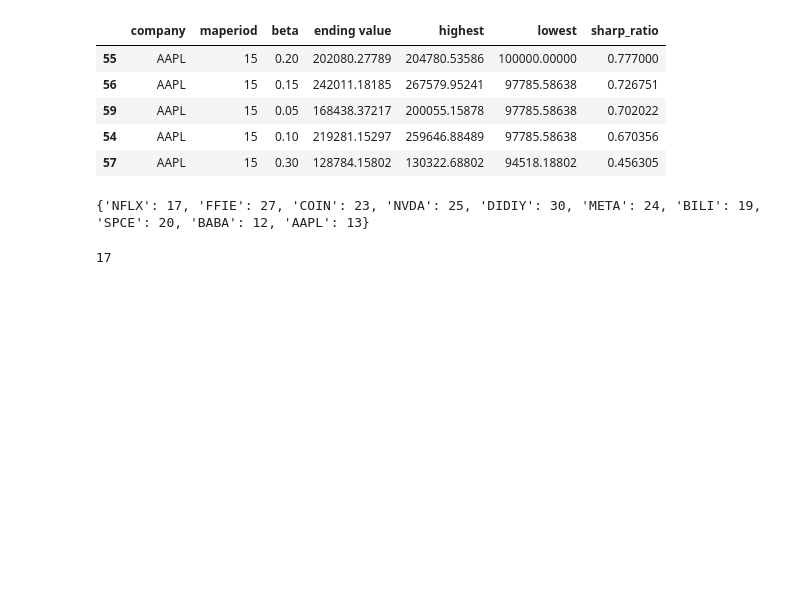
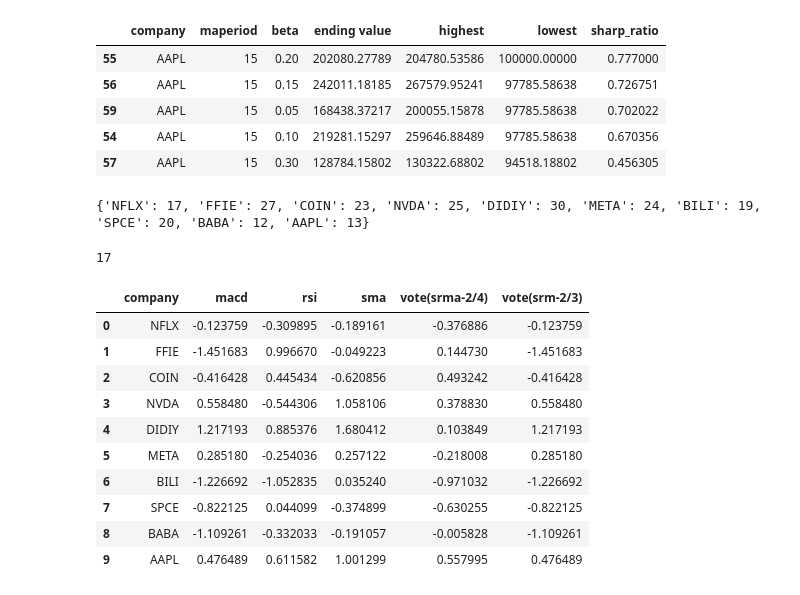
Before and after one commit to Lezcool/QT, a Jupyter notebook: code/debug.ipynb, the cells around one changed output. Cells and saved outputs as stored; diff of their text form; code cells hidden in the pictures; blank space fills up the shorter version.

```diff
--- a/code/debug.ipynb
+++ b/code/debug.ipynb
@@ -668,3 +668,33 @@ params['NFLX']
 # %% [output]
 {'NFLX': 17, 'FFIE': 27, 'COIN': 23, 'NVDA': 25, 'DIDIY': 30, 'META': 24, 'BILI': 19, 'SPCE': 20, 'BABA': 12, 'AAPL': 13}
 17
+# %%
+macd_df = pd.read_csv('/zhome/dc/1/174181/docs/QT/results/macd_results.csv')
+rsi_df = pd.read_csv('/zhome/dc/1/174181/docs/QT/results/rsi_results.csv')
+sma_df = pd.read_csv('/zhome/dc/1/174181/docs/QT/results/sma_results.csv')
+vote_df = pd.read_csv('/zhome/dc/1/174181/docs/QT/results/vote0.5_results.csv')
+vote2_df = pd.read_csv('/zhome/dc/1/174181/docs/QT/results/vote(srm)/vote_results.csv')
+# %%
+name_list = ['macd', 'rsi', 'sma', 'vote(srma-2/4)', 'vote(srm-2/3)']
+result_df = pd.DataFrame()
+for idx,df in enumerate([macd_df, rsi_df, sma_df, vote_df,vote2_df]):
+    if idx == 0:
+        tmp = df[['company', 'sharp_ratio']]
+        tmp.columns = ['company', name_list[idx]]
+    else:
+        tmp = df[['sharp_ratio']]
+        tmp.columns = [name_list[idx]]
+    result_df = pd.concat([result_df, tmp], axis=1)
+display(result_df)
+# %% [output]
+|  | company | macd | rsi | sma | vote(srma-2/4) | vote(srm-2/3) |
+| 0 | NFLX | -0.123759 | -0.309895 | -0.189161 | -0.376886 | -0.123759 |
+| 1 | FFIE | -1.451683 | 0.996670 | -0.049223 | 0.144730 | -1.451683 |
+| 2 | COIN | -0.416428 | 0.445434 | -0.620856 | 0.493242 | -0.416428 |
+| 3 | NVDA | 0.558480 | -0.544306 | 1.058106 | 0.378830 | 0.558480 |
+| 4 | DIDIY | 1.217193 | 0.885376 | 1.680412 | 0.103849 | 1.217193 |
+| 5 | META | 0.285180 | -0.254036 | 0.257122 | -0.218008 | 0.285180 |
+| 6 | BILI | -1.226692 | -1.052835 | 0.035240 | -0.971032 | -1.226692 |
+| 7 | SPCE | -0.822125 | 0.044099 | -0.374899 | -0.630255 | -0.822125 |
+| 8 | BABA | -1.109261 | -0.332033 | -0.191057 | -0.005828 | -1.109261 |
+| 9 | AAPL | 0.476489 | 0.611582 | 1.001299 | 0.557995 | 0.476489 |
```
Also changed, not shown: parts of 1 cell of this notebook, 4 other files.
